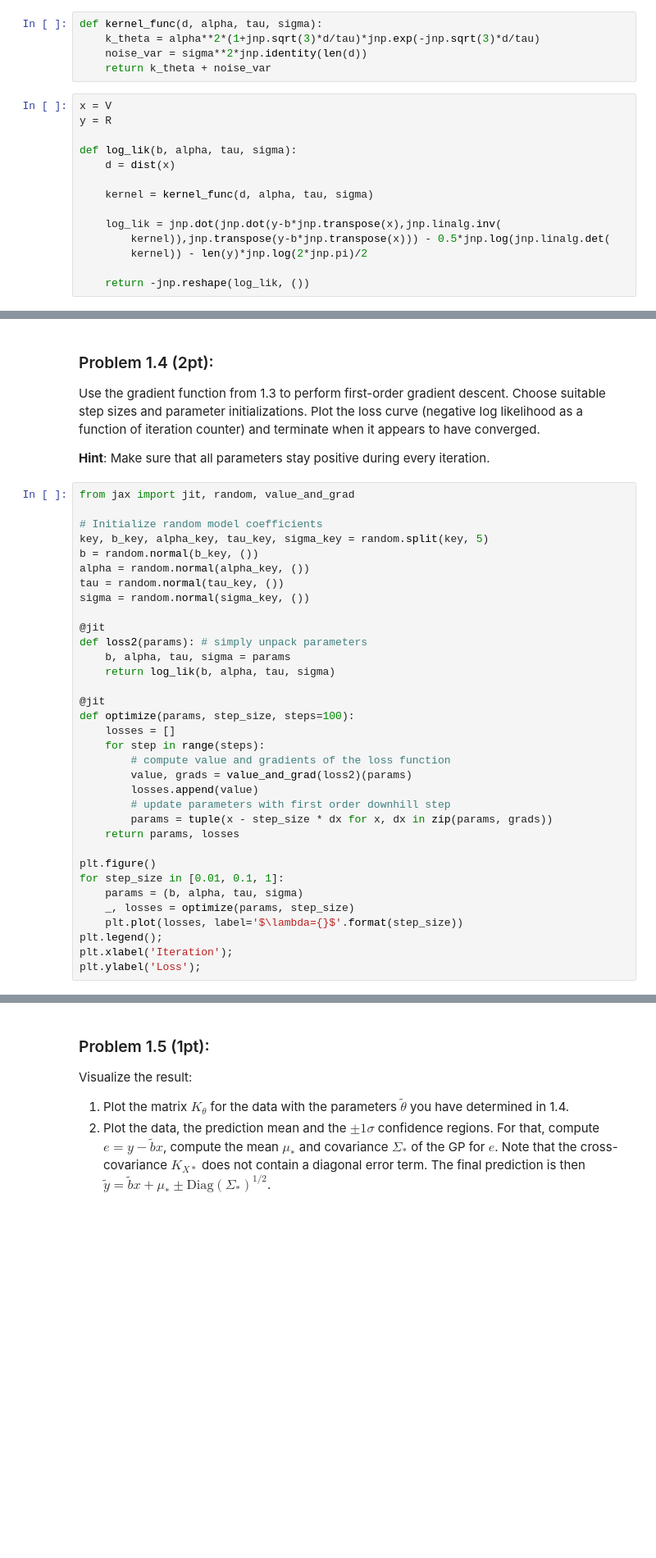
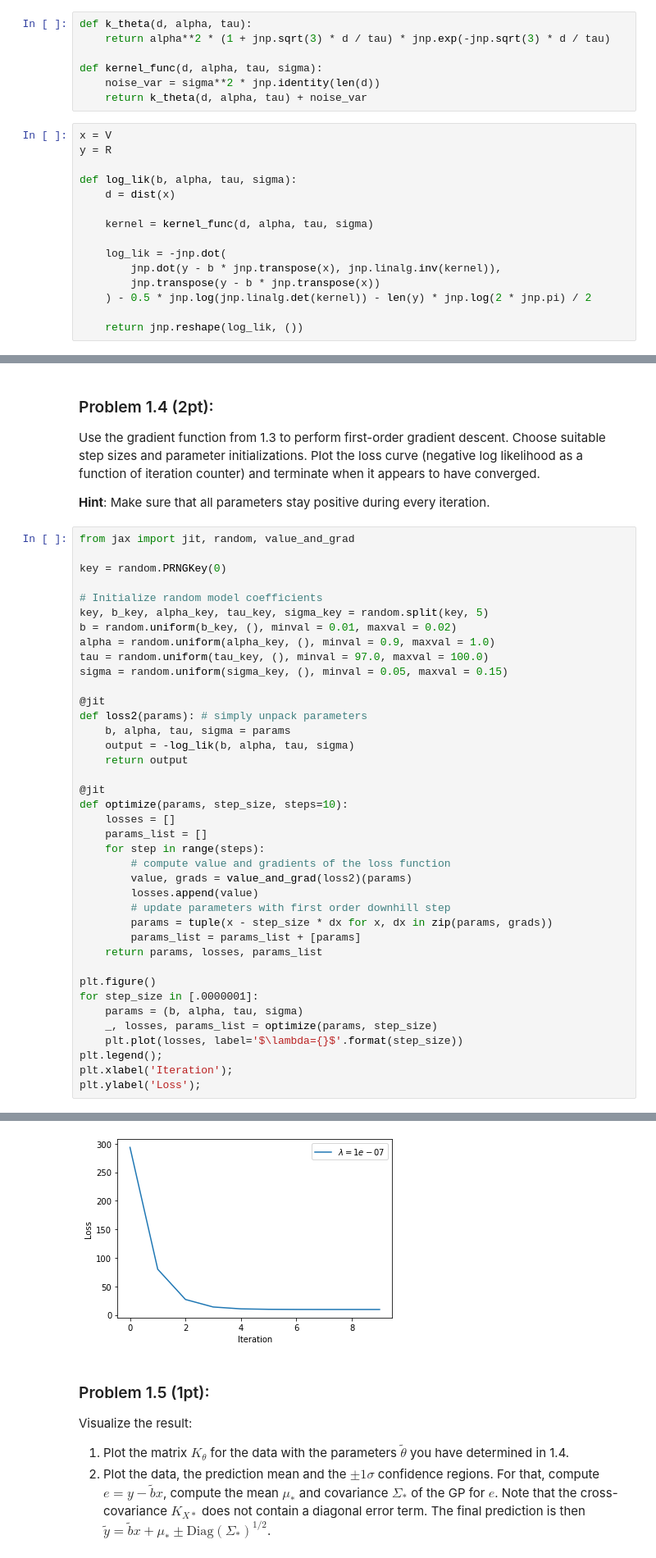
Before and after one commit to aridyckovsky/sml505, a Jupyter notebook: assignments/a3/assignment3.ipynb, the cells around one changed output, grey strips where cells are left out. Shown: that part at 82% size. Saved outputs shown, nothing was run; the diff lists cells and outputs as text; blank space fills up the shorter version.

```diff
--- a/assignments/a3/assignment3.ipynb
+++ b/assignments/a3/assignment3.ipynb
@@ -167,10 +168,12 @@ def dist(x):
 
     return dist_mat
 # %%
+def k_theta(d, alpha, tau):
+    return alpha**2 * (1 + jnp.sqrt(3) * d / tau) * jnp.exp(-jnp.sqrt(3) * d / tau)
+
 def kernel_func(d, alpha, tau, sigma):
-    k_theta = alpha**2*(1+jnp.sqrt(3)*d/tau)*jnp.exp(-jnp.sqrt(3)*d/tau)
-    noise_var = sigma**2*jnp.identity(len(d))
-    return k_theta + noise_var
+    noise_var = sigma**2 * jnp.identity(len(d))
+    return k_theta(d, alpha, tau) + noise_var
 # %%
 x = V
 y = R
@@ -180,11 +183,12 @@ def log_lik(b, alpha, tau, sigma):
 
     kernel = kernel_func(d, alpha, tau, sigma)
 
-    log_lik = jnp.dot(jnp.dot(y-b*jnp.transpose(x),jnp.linalg.inv(
-        kernel)),jnp.transpose(y-b*jnp.transpose(x))) - 0.5*jnp.log(jnp.linalg.det(
-        kernel)) - len(y)*jnp.log(2*jnp.pi)/2
+    log_lik = -jnp.dot(
+        jnp.dot(y - b * jnp.transpose(x), jnp.linalg.inv(kernel)),
+        jnp.transpose(y - b * jnp.transpose(x))
+    ) - 0.5 * jnp.log(jnp.linalg.det(kernel)) - len(y) * jnp.log(2 * jnp.pi) / 2
 
-    return -jnp.reshape(log_lik, ())
+    return jnp.reshape(log_lik, ())
 # %%
 from jax import grad
 
@@ -203,33 +207,38 @@ Use the gradient function from 1.3 to perform first-order gradient descent. Choo
 # %%
 from jax import jit, random, value_and_grad
 
+key = random.PRNGKey(0)
+
 # Initialize random model coefficients
 key, b_key, alpha_key, tau_key, sigma_key = random.split(key, 5)
-b = random.normal(b_key, ())
-alpha = random.normal(alpha_key, ())
-tau = random.normal(tau_key, ())
-sigma = random.normal(sigma_key, ())
+b = random.uniform(b_key, (), minval = 0.01, maxval = 0.02)
+alpha = random.uniform(alpha_key, (), minval = 0.9, maxval = 1.0)
+tau = random.uniform(tau_key, (), minval = 97.0, maxval = 100.0)
+sigma = random.uniform(sigma_key, (), minval = 0.05, maxval = 0.15)
 
 @jit
 def loss2(params): # simply unpack parameters
     b, alpha, tau, sigma = params
-    return log_lik(b, alpha, tau, sigma)
+    output = -log_lik(b, alpha, tau, sigma)
+    return output
 
 @jit
-def optimize(params, step_size, steps=100):
+def optimize(params, step_size, steps=10):
     losses = []
+    params_list = []
     for step in range(steps):
         # compute value and gradients of the loss function
         value, grads = value_and_grad(loss2)(params)
         losses.append(value)
         # update parameters with first order downhill step
         params = tuple(x - step_size * dx for x, dx in zip(params, grads))
-    return params, losses
+        params_list = params_list + [params]
+    return params, losses, params_list
 
 plt.figure()
-for step_size in [0.01, 0.1, 1]:
+for step_size in [.0000001]:
     params = (b, alpha, tau, sigma)
-    _, losses = optimize(params, step_size)
+    _, losses, params_list = optimize(params, step_size)
     plt.plot(losses, label='$\lambda={}$'.format(step_size))
 plt.legend();
 plt.xlabel('Iteration');
@@ -243,3 +247,4 @@ Compiling module jit_optimize.119
+[figure, added]
 # %% [markdown]
 ### Problem 1.5 (1pt):
 
```
Also changed, not shown: parts of 12 cells of this notebook, 3 other files.
